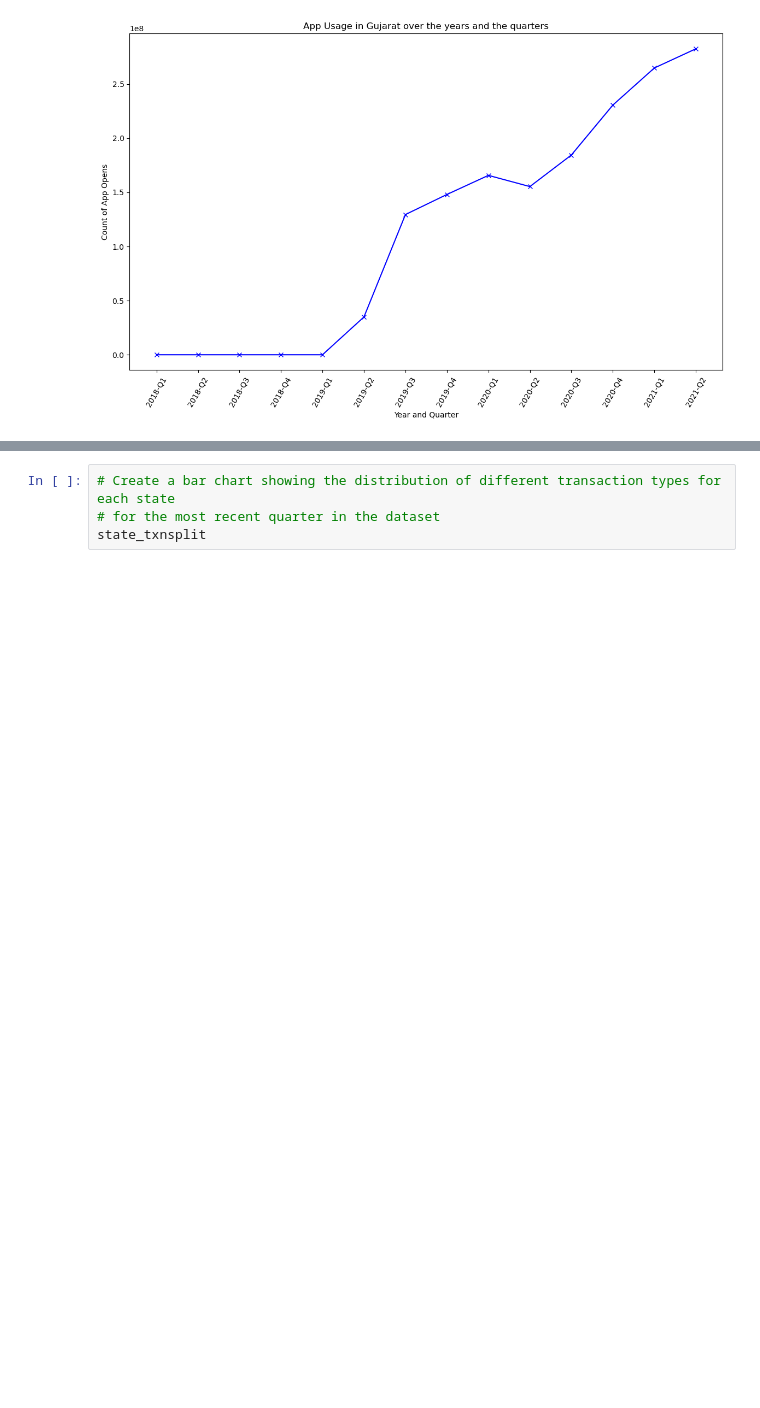
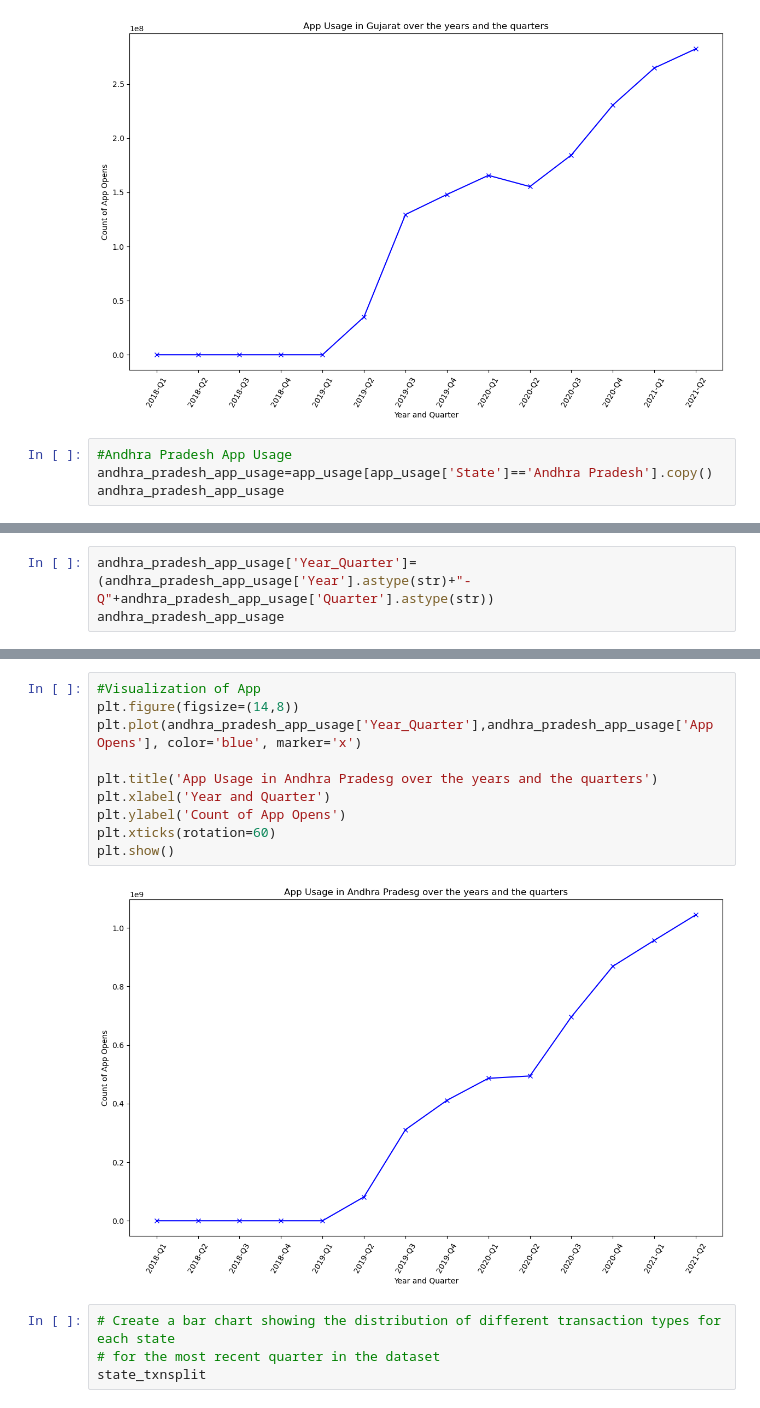
Before and after one commit to Shyam1327/PhonePe_Case_Study_Analysis, a Jupyter notebook: PhonePe.ipynb, the cells around one changed output, grey strips where cells are left out. Saved outputs shown, nothing was run; the diff lists cells and outputs as text; blank space fills up the shorter version.

```diff
--- a/PhonePe.ipynb
+++ b/PhonePe.ipynb
@@ -940,3 +940,7 @@ plt.xticks(rotation=60)
 plt.show()
 # %% [output]
 [figure]
+# %%
+#Andhra Pradesh App Usage
+andhra_pradesh_app_usage=app_usage[app_usage['State']=='Andhra Pradesh'].copy()
+andhra_pradesh_app_usage
@@ -942,0 +963,3 @@ plt.show()
+# %%
+andhra_pradesh_app_usage['Year_Quarter']=(andhra_pradesh_app_usage['Year'].astype(str)+"-Q"+andhra_pradesh_app_usage['Quarter'].astype(str))
+andhra_pradesh_app_usage
@@ -943,3 +982,15 @@ plt.show()
+# %%
+#Visualization of App
+plt.figure(figsize=(14,8))
+plt.plot(andhra_pradesh_app_usage['Year_Quarter'],andhra_pradesh_app_usage['App Opens'], color='blue', marker='x')
+
+plt.title('App Usage in Andhra Pradesg over the years and the quarters')
+plt.xlabel('Year and Quarter')
+plt.ylabel('Count of App Opens')
+plt.xticks(rotation=60)
+plt.show()
+# %% [output]
+[figure, added]
 # %%
 # Create a bar chart showing the distribution of different transaction types for each state
 # for the most recent quarter in the dataset
```
Also changed, not shown: parts of 14 cells of this notebook.
